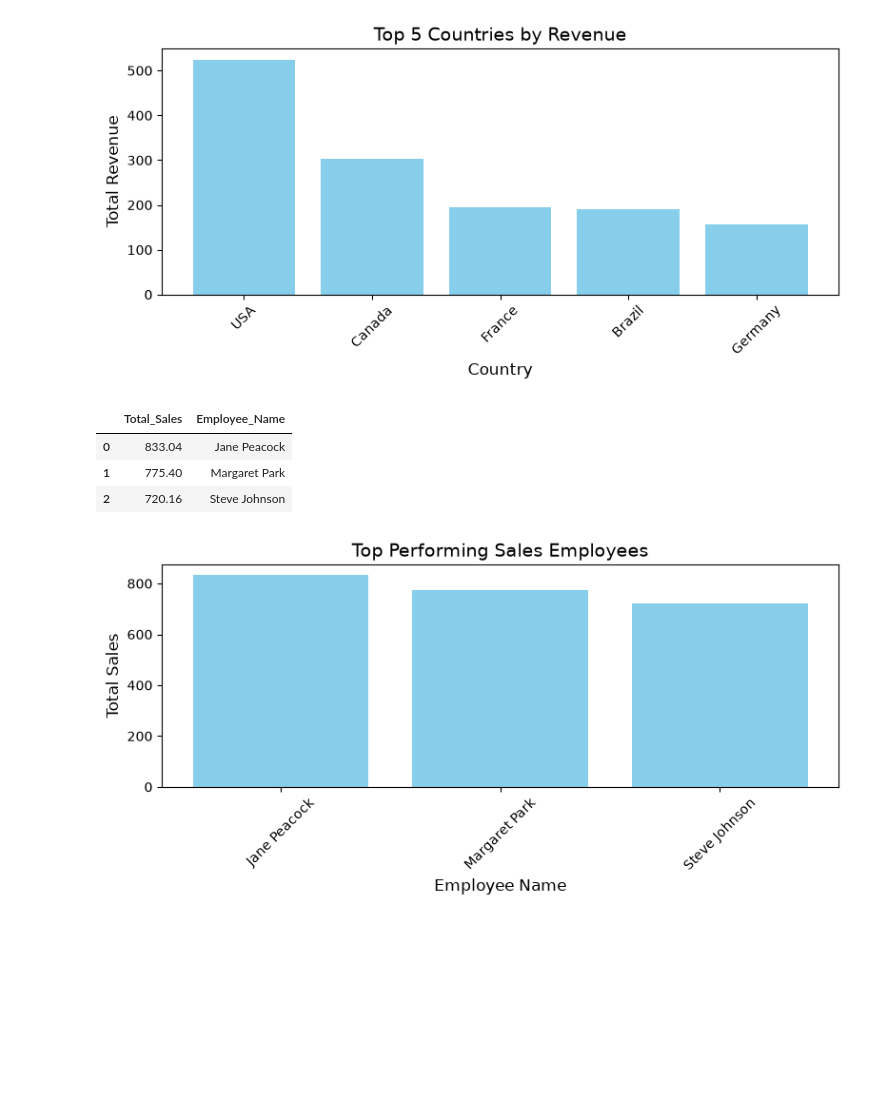
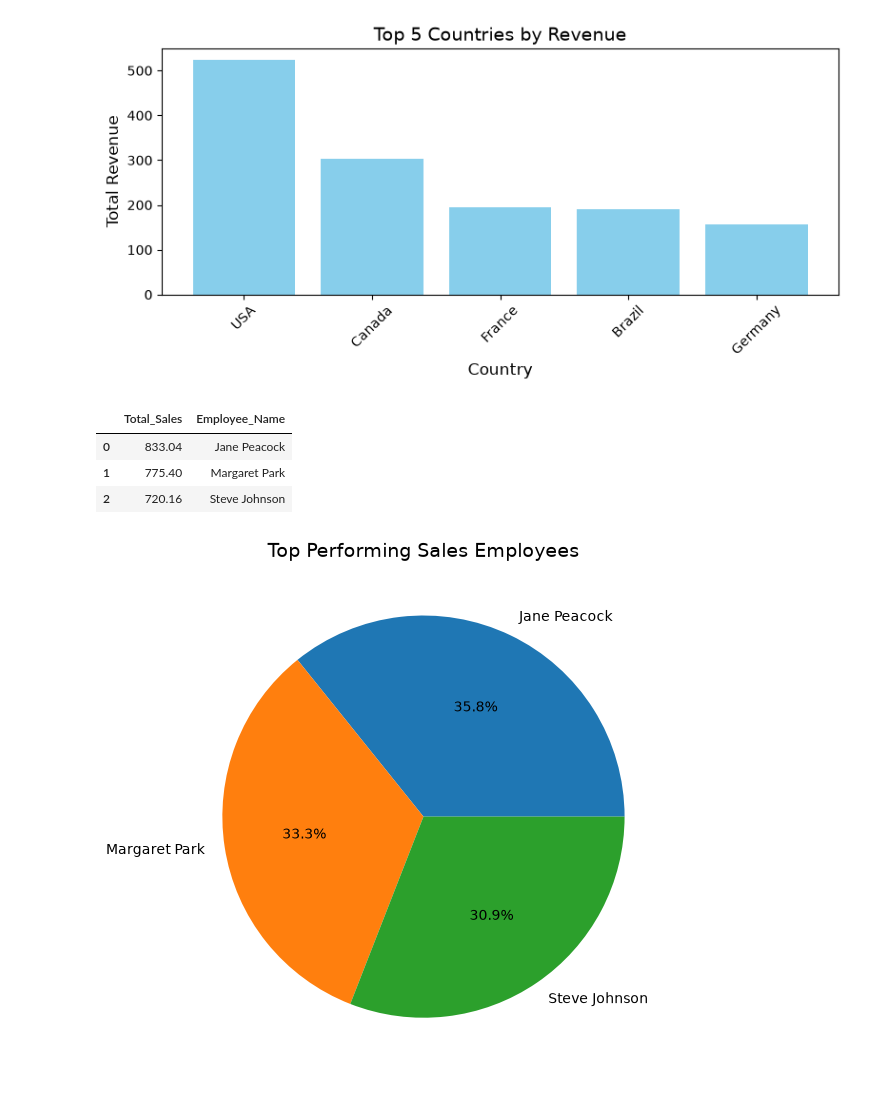
Before and after one commit to helenadepaula/Querying-with-SQL-and-Python-SQLite-Chinook-Database, a Jupyter notebook: analysis.ipynb, the cells around one changed output. Saved outputs shown, nothing was run; the diff lists cells and outputs as text; code cells hidden in the pictures; blank space fills up the shorter version.

Commit message:
Included diversified types of charts.

```diff
--- a/analysis.ipynb
+++ b/analysis.ipynb
@@ -51,3 +68,18 @@ def plot_bar_chart(xdata, ydata, xlabel, ylabel, title):
+# %%
+# Defining a function to plot the results of the queries in a pie chart.
+
+def plot_pie_chart(data, labels, title):
+    """Function to plot the results of the queries in a pie chart."""
+
+    plt.figure(figsize=(6, 6))   # Create a new figure with a specified size.
+
+    plt.pie(data, labels=labels, autopct='%1.1f%%')
+
+    # Defining the chart's title.
+    plt.title(title, fontsize=14)    # Chart title.
+
+    plt.tight_layout()  # Adjust the layout to prevent overlapping.
+    plt.show()      # Display the chart.
 # %%
 # Which are the 10 best-selling tracks?
 
@@ -101,21 +136,22 @@ plot_bar_chart(top_countries['Country'], top_countries['Total_Revenue'], 'Countr
 # %%
 # Who is the top-performing sales employee?
 
 query_top_employees = """
 SELECT SUM(i.Total) AS Total_Sales, e.FirstName || ' ' || e.LastName AS Employee_Name
 FROM Invoice i
 JOIN Customer c ON i.CustomerId = c.CustomerId
 JOIN Employee e ON c.SupportRepId = e.EmployeeId
 GROUP BY Employee_Name
 ORDER BY Total_Sales DESC LIMIT 5;
 """
 
 top_employees = run_query(query_top_employees)
 display(top_employees)
-plot_bar_chart(top_employees['Employee_Name'], top_employees['Total_Sales'], 'Employee Name', 'Total Sales', 'Top Performing Sales Employees')
+
+plot_pie_chart(top_employees['Total_Sales'], top_employees['Employee_Name'], 'Top Performing Sales Employees')
 # %% [output]
 |  | Total_Sales | Employee_Name |
 | 0 | 833.04 | Jane Peacock |
 | 1 | 775.40 | Margaret Park |
 | 2 | 720.16 | Steve Johnson |
-[figure, old version]
+[figure, new version]
```
Also changed, not shown: parts of 3 cells of this notebook.
